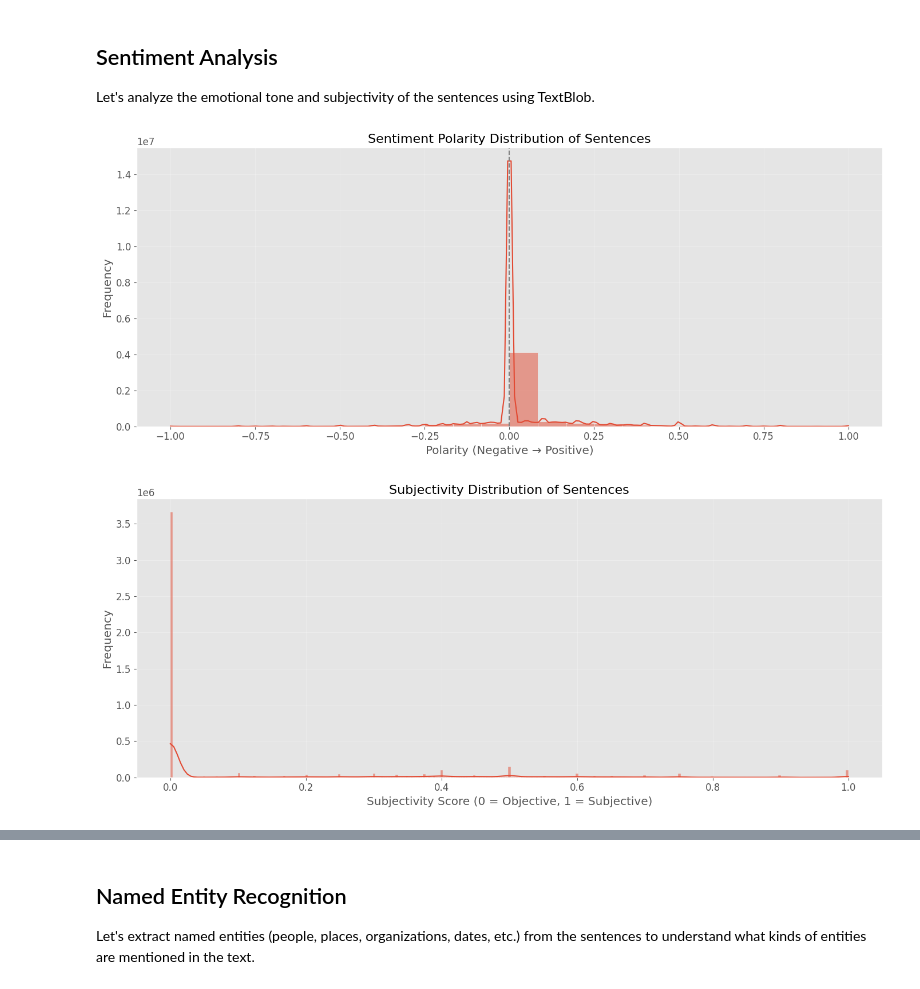
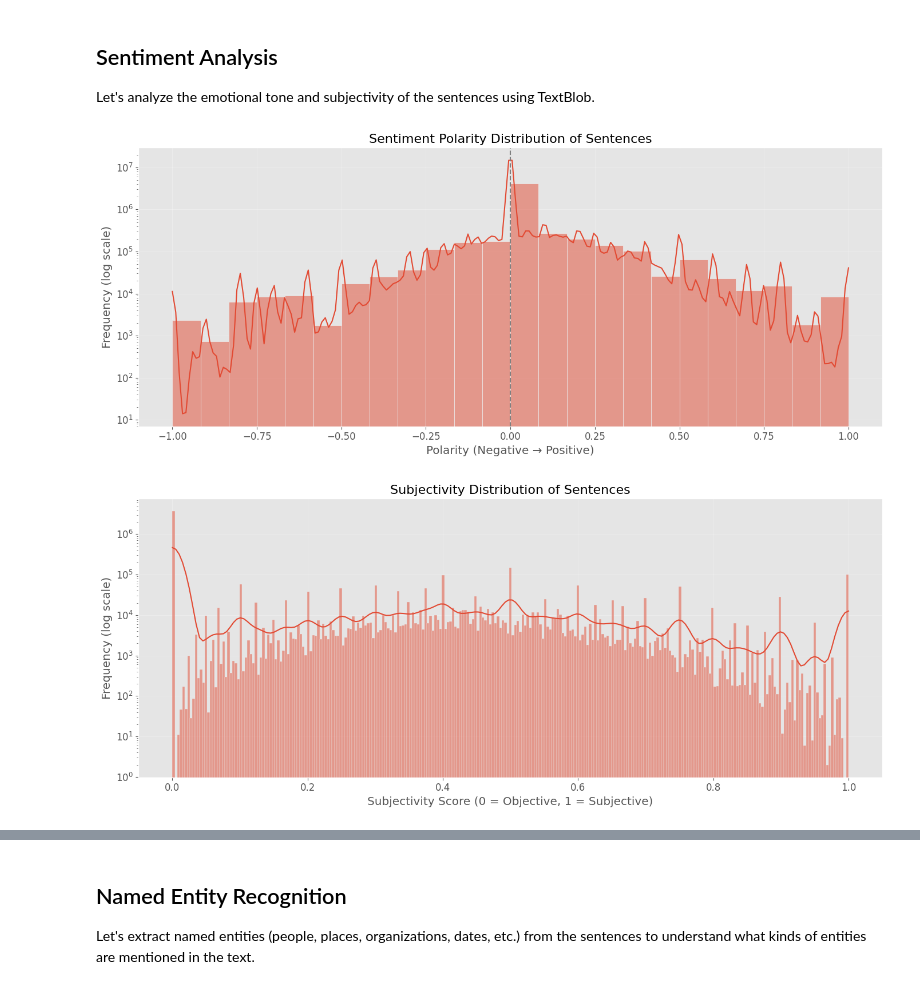
Before and after one commit to danniesim/wc_simd, a Jupyter notebook: notebooks/alto_text_analysis.ipynb, the cells around one changed output, grey strips where cells are left out. Saved outputs shown, nothing was run; the diff lists cells and outputs as text; code cells hidden in the pictures.

```diff
--- a/notebooks/alto_text_analysis.ipynb
+++ b/notebooks/alto_text_analysis.ipynb
@@ -492,44 +440,46 @@ sentiment_pd = sentiment_df.select(
     'id', 'sentence_idx', 'sentence', 'polarity', 'subjectivity'
 ).toPandas()
 
-# Plot sentiment polarity distribution
+# Plot sentiment polarity distribution with log-scaled y-axis
 plt.figure(figsize=(14, 6))
 sns.histplot(sentiment_pd['polarity'], kde=True)
+plt.yscale('log')
 plt.title('Sentiment Polarity Distribution of Sentences', fontsize=16)
 plt.xlabel('Polarity (Negative → Positive)')
-plt.ylabel('Frequency')
+plt.ylabel('Frequency (log scale)')
 plt.grid(True, alpha=0.3)
 plt.axvline(x=0, color='gray', linestyle='--')
 plt.tight_layout()
 plt.show()
 
-# Plot subjectivity distribution
+# Plot subjectivity distribution with log-scaled y-axis
 plt.figure(figsize=(14, 6))
 sns.histplot(sentiment_pd['subjectivity'], kde=True)
+plt.yscale('log')
 plt.title('Subjectivity Distribution of Sentences', fontsize=16)
 plt.xlabel('Subjectivity Score (0 = Objective, 1 = Subjective)')
-plt.ylabel('Frequency')
+plt.ylabel('Frequency (log scale)')
 plt.grid(True, alpha=0.3)
 plt.tight_layout()
 plt.show()
 
 # Create a scatter plot of polarity vs subjectivity
 plt.figure(figsize=(12, 8))
 scatter = sns.scatterplot(
     x='polarity',
     y='subjectivity',
     data=sentiment_pd,
     alpha=0.5)
 plt.title('Sentiment Polarity vs Subjectivity', fontsize=16)
 plt.xlabel('Polarity (Negative → Positive)')
 plt.ylabel('Subjectivity (Objective → Subjective)')
 plt.axvline(x=0, color='gray', linestyle='--')
 plt.grid(True, alpha=0.3)
 plt.tight_layout()
 plt.show()
 # %% [output]
-[figure, old version]
+[figure, new version]
-[figure, old version]
+[figure, new version]
 [figure]
 # %% [markdown]
 ## Named Entity Recognition
```
Also changed, not shown: parts of 10 cells of this notebook, 4 other files.
